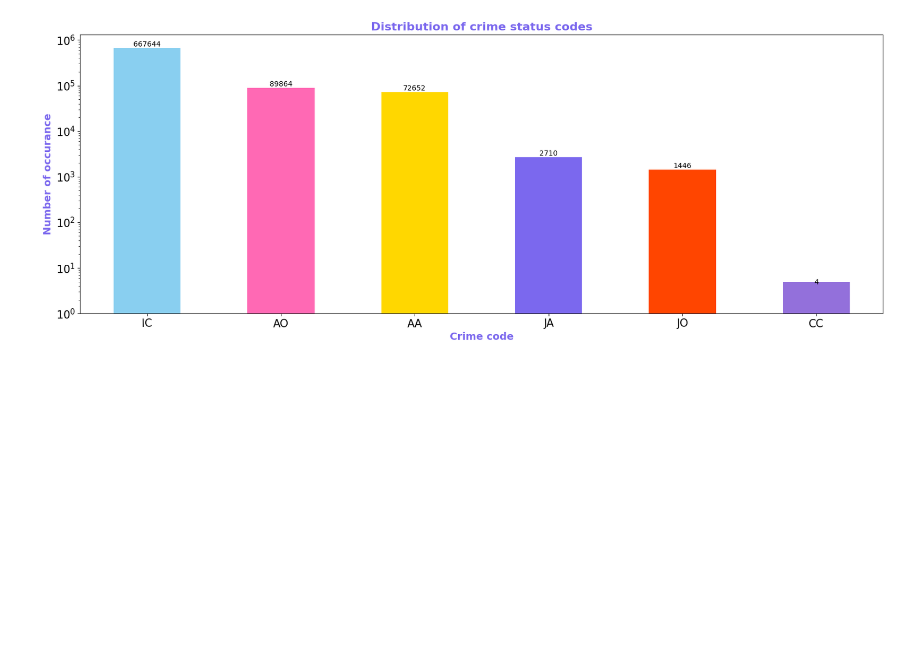
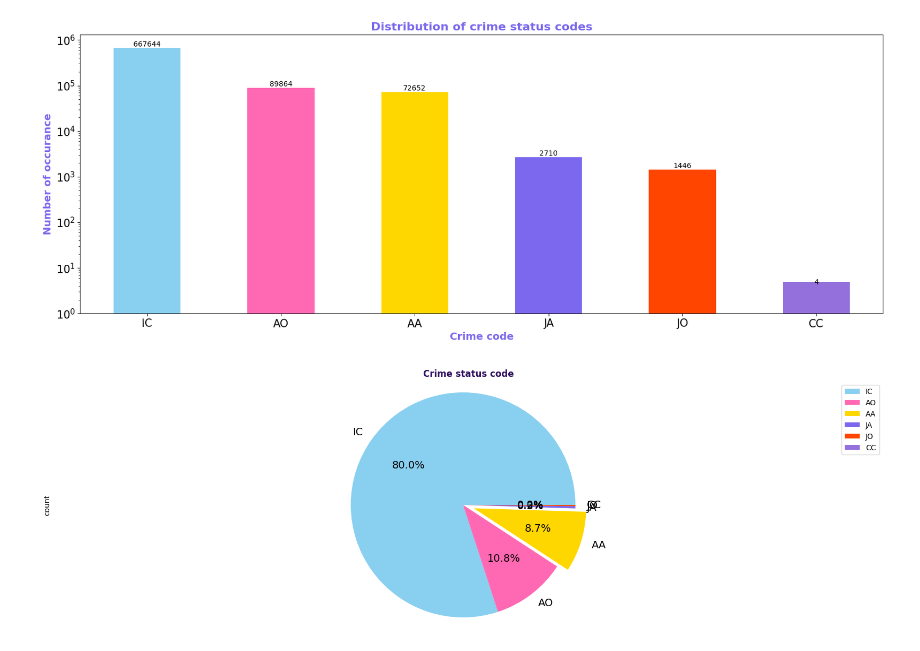
Before and after one commit to hemantsirsat/Data-Visualisation, a Jupyter notebook: Crime from 2020 to present/app.ipynb, the cells around one changed output. Saved outputs shown, nothing was run; the diff lists cells and outputs as text; code cells hidden in the pictures; blank space fills up the shorter version.

```diff
--- a/Crime from 2020 to present/app.ipynb
+++ b/Crime from 2020 to present/app.ipynb
@@ -171,3 +171,17 @@ plt.title("Distribution of crime status codes",weight="bold",color=colors[3],fon
 plt.show()
 # %% [output]
 [figure]
+# %%
+plt.figure(figsize=(20,6))
+
+counts = df["Status"].value_counts()
+explode = (0,0,0.1,0,0,0)
+
+counts.plot(kind="pie",fontsize=14,colors=colors,explode=explode,autopct="%1.1f%%")
+plt.title("Crime status code",color = "#2F0F5D",weight="bold")
+plt.axis("equal")
+plt.legend(labels=counts.index,loc="best")
+
+plt.show()
+# %% [output]
+[figure, added]
```
Also changed, not shown: parts of 17 cells of this notebook.
